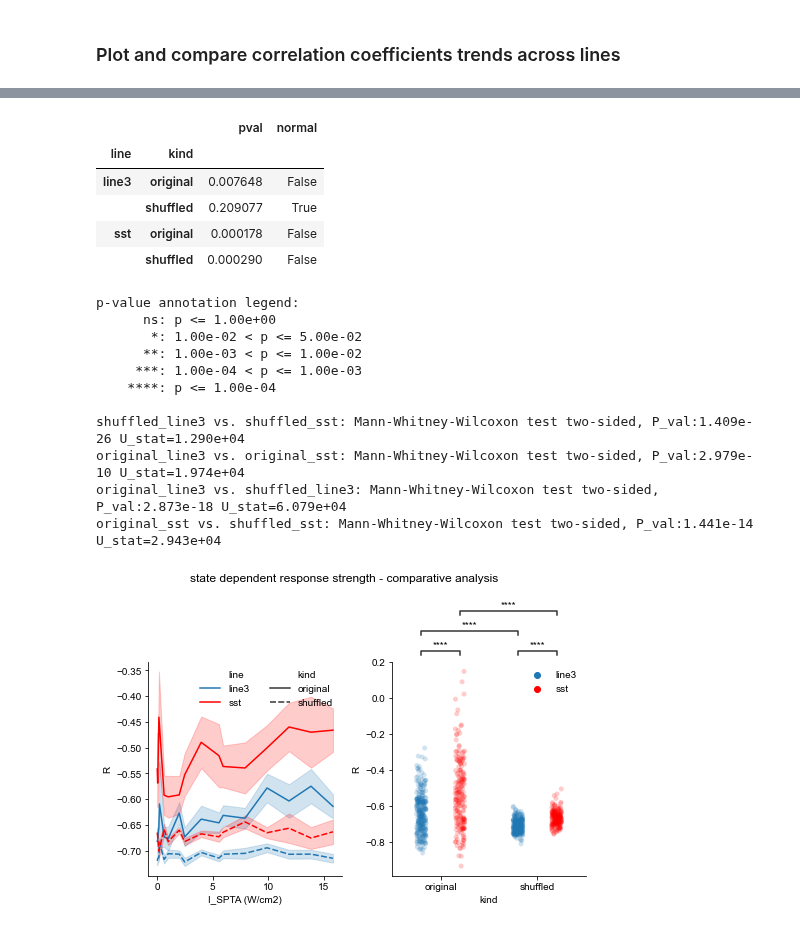
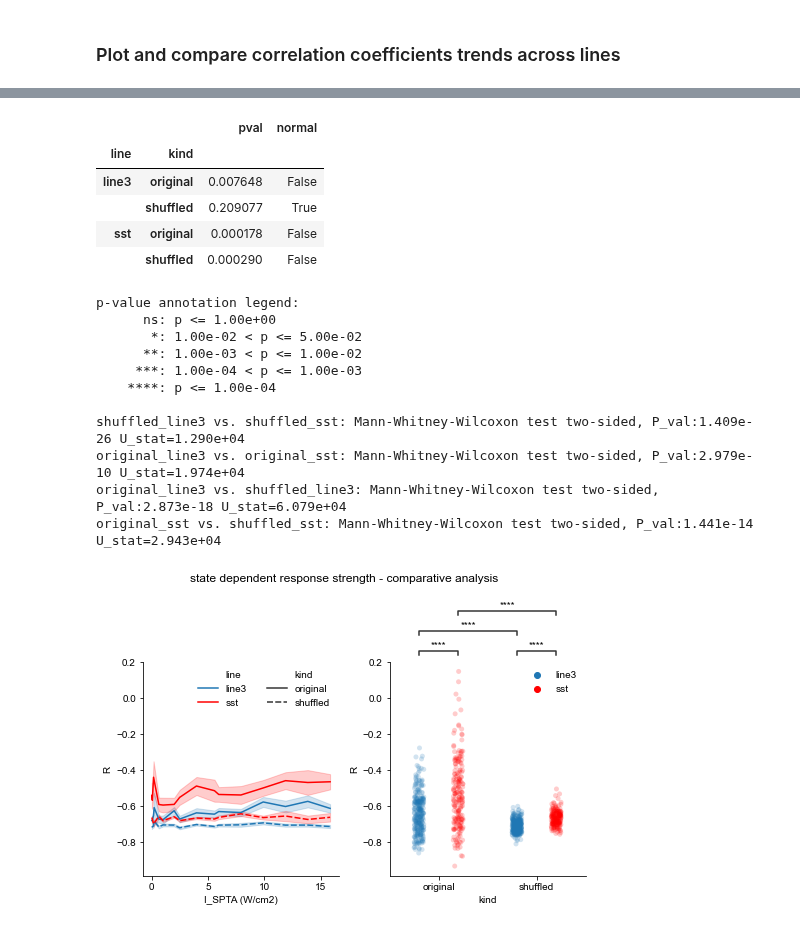
Before and after one commit to shohamlab/usnm2p, a Jupyter notebook: compare_statedeps.ipynb, the cells around one changed output, grey strips where cells are left out. Saved outputs shown, nothing was run; the diff lists cells and outputs as text; code cells hidden in the pictures.

```diff
--- a/compare_statedeps.ipynb
+++ b/compare_statedeps.ipynb
@@ -146,7 +146,7 @@ annotator.configure(test=test, loc='outside')
 annotator.apply_and_annotate()
 
 # Adjust layout
-# harmonize_axes_limits(axes, 'y')
+harmonize_axes_limits(axes, 'y')
 figs['corrcoeff comparison'].suptitle('state dependent response strength - comparative analysis', y=.95);
 figs['corrcoeff comparison'].tight_layout()
 # %% [output]
@@ -155,18 +155,18 @@ figs['corrcoeff comparison'].tight_layout()
 |  |  | pval | normal |
 | line | kind |  |  |
 | line3 | original | 0.007648 | False |
 |  | shuffled | 0.209077 | True |
 | sst | original | 0.000178 | False |
 |  | shuffled | 0.000290 | False |
 p-value annotation legend:
       ns: p <= 1.00e+00
        *: 1.00e-02 < p <= 5.00e-02
       **: 1.00e-03 < p <= 1.00e-02
      ***: 1.00e-04 < p <= 1.00e-03
     ****: p <= 1.00e-04
 
 shuffled_line3 vs. shuffled_sst: Mann-Whitney-Wilcoxon test two-sided, P_val:1.409e-26 U_stat=1.290e+04
 original_line3 vs. original_sst: Mann-Whitney-Wilcoxon test two-sided, P_val:2.979e-10 U_stat=1.974e+04
 original_line3 vs. shuffled_line3: Mann-Whitney-Wilcoxon test two-sided, P_val:2.873e-18 U_stat=6.079e+04
 original_sst vs. shuffled_sst: Mann-Whitney-Wilcoxon test two-sided, P_val:1.441e-14 U_stat=2.943e+04
-[figure, old version]
+[figure, new version]
```
Also changed, not shown: parts of 1 cell of this notebook, 3 other files.
